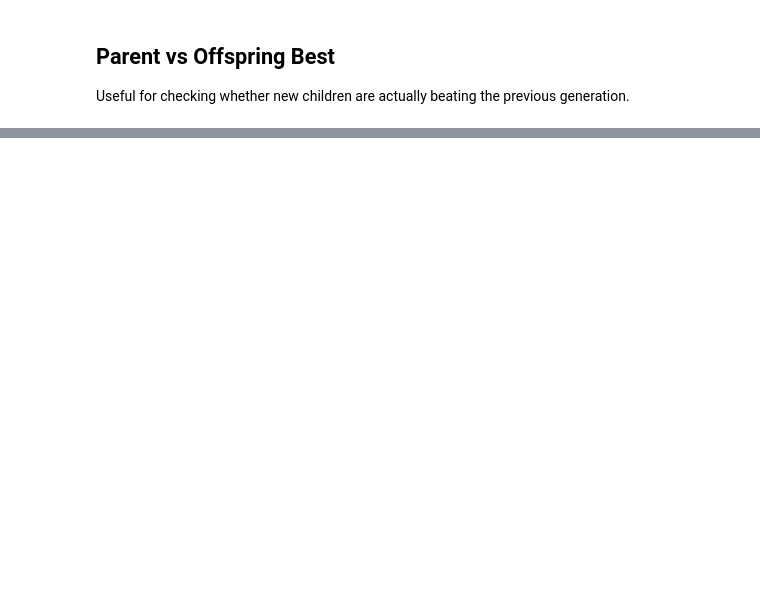
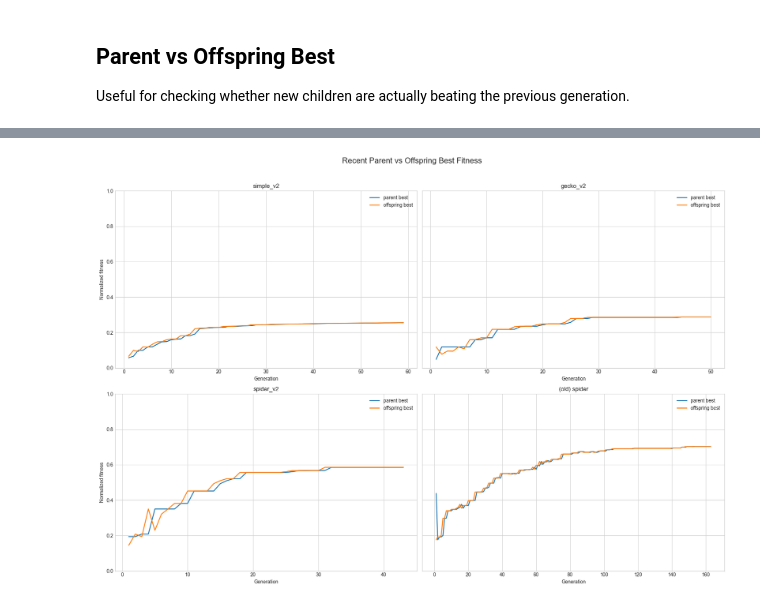
Before and after one commit to pew-p3w/Origami-robots-revolve-, a Jupyter notebook: inspection.ipynb, the cells around one changed output, grey strips where cells are left out. Cells and saved outputs as stored; diff of their text form; code cells hidden in the pictures; blank space fills up the shorter version.

```diff
--- a/inspection.ipynb
+++ b/inspection.ipynb
@@ -174,0 +260,29 @@ plt.show()
+# %%
+fig, axes = plt.subplots(2, 2, figsize=(18, 12), sharey=True)
+axes = axes.ravel()
+
+for ax, (body, df) in zip(axes, recent_dfs.items()):
+    ax.plot(
+        df["num_of_generation"],
+        df["best_parent_fitness"],
+        linewidth=1.8,
+        label="parent best",
+    )
+    ax.plot(
+        df["num_of_generation"],
+        df["best_offspring_fitness"],
+        linewidth=1.8,
+        label="offspring best",
+    )
+    ax.set_title(body)
+    ax.set_xlabel("Generation")
+    ax.set_ylim(0, 1)
+    ax.legend()
+
+axes[0].set_ylabel("Normalized fitness")
+axes[2].set_ylabel("Normalized fitness")
+fig.suptitle("Recent Parent vs Offspring Best Fitness", fontsize=16, y=1.02)
+fig.tight_layout()
+plt.show()
+# %% [output]
+[figure, added]
```
Also changed, not shown: parts of 8 cells of this notebook, 25 other files.
